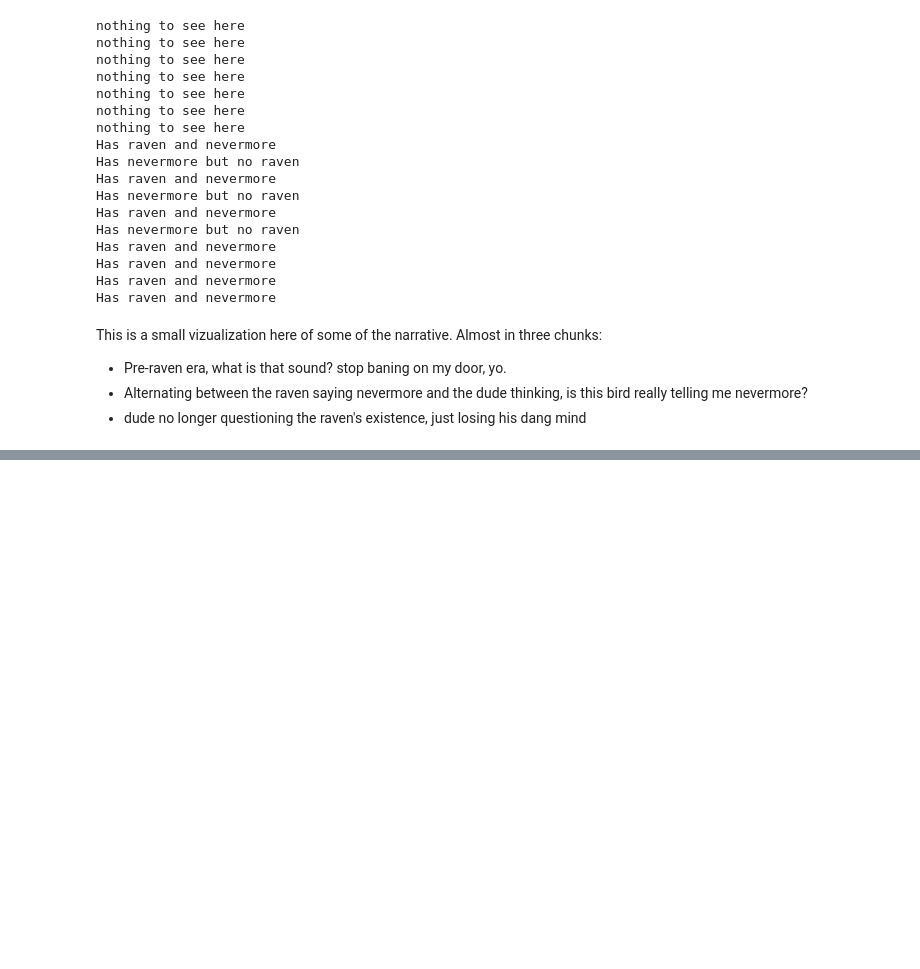
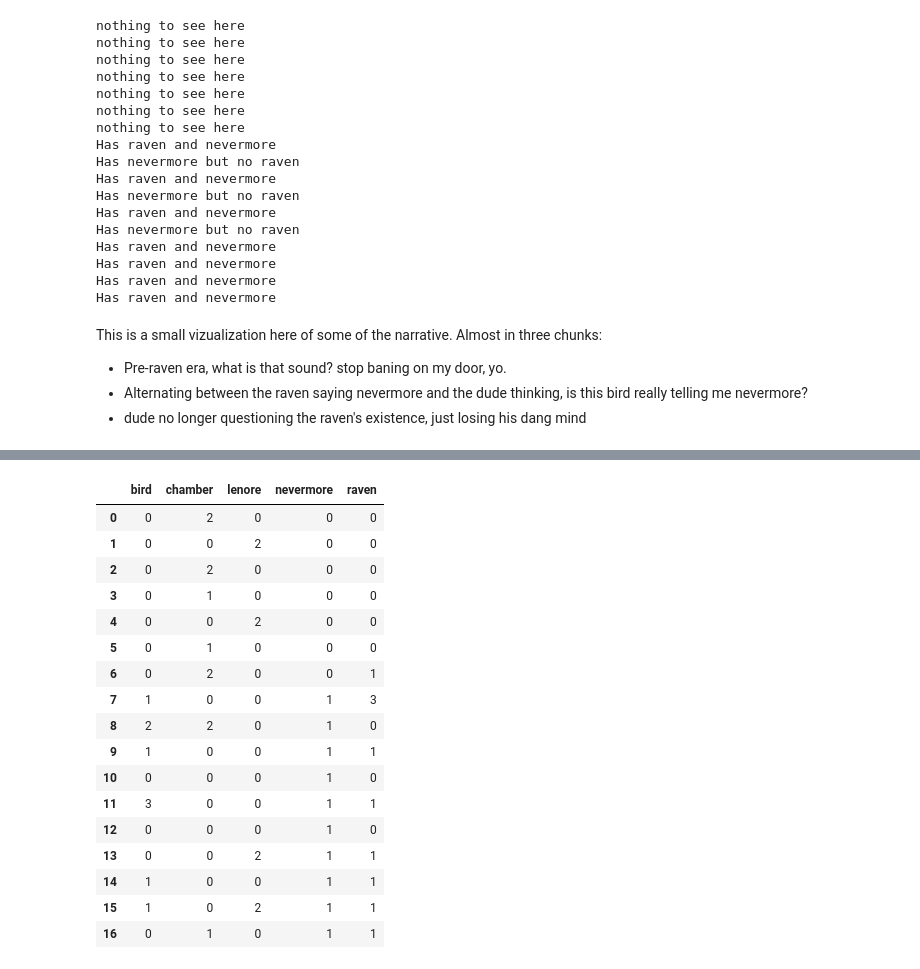
Before and after one commit to elliewix/LIS452-Spring2017Lectures, a Jupyter notebook: Week-09.ipynb, the cells around one changed output, grey strips where cells are left out. Cells and saved outputs as stored; diff of their text form; code cells hidden in the pictures; blank space fills up the shorter version.

```diff
--- a/Week-09.ipynb
+++ b/Week-09.ipynb
@@ -382,0 +441,26 @@ This is a small vizualization here of some of the narrative.  Almost in three ch
+# %%
+ravendf = pd.DataFrame({'raven': raven_data,
+                        'bird': bird_refs_data,
+                        'nevermore': nevermore_data,
+                        'lenore': lenore_data,
+                        'chamber': chamber_data})
+ravendf
+# %% [output]
+|  | bird | chamber | lenore | nevermore | raven |
+| 0 | 0 | 2 | 0 | 0 | 0 |
+| 1 | 0 | 0 | 2 | 0 | 0 |
+| 2 | 0 | 2 | 0 | 0 | 0 |
+| 3 | 0 | 1 | 0 | 0 | 0 |
+| 4 | 0 | 0 | 2 | 0 | 0 |
+| 5 | 0 | 1 | 0 | 0 | 0 |
+| 6 | 0 | 2 | 0 | 0 | 1 |
+| 7 | 1 | 0 | 0 | 1 | 3 |
+| 8 | 2 | 2 | 0 | 1 | 0 |
+| 9 | 1 | 0 | 0 | 1 | 1 |
+| 10 | 0 | 0 | 0 | 1 | 0 |
+| 11 | 3 | 0 | 0 | 1 | 1 |
+| 12 | 0 | 0 | 0 | 1 | 0 |
+| 13 | 0 | 0 | 2 | 1 | 1 |
+| 14 | 1 | 0 | 0 | 1 | 1 |
+| 15 | 1 | 0 | 2 | 1 | 1 |
+| 16 | 0 | 1 | 0 | 1 | 1 |
```
Also changed, not shown: parts of 7 cells of this notebook, 1 other file.
